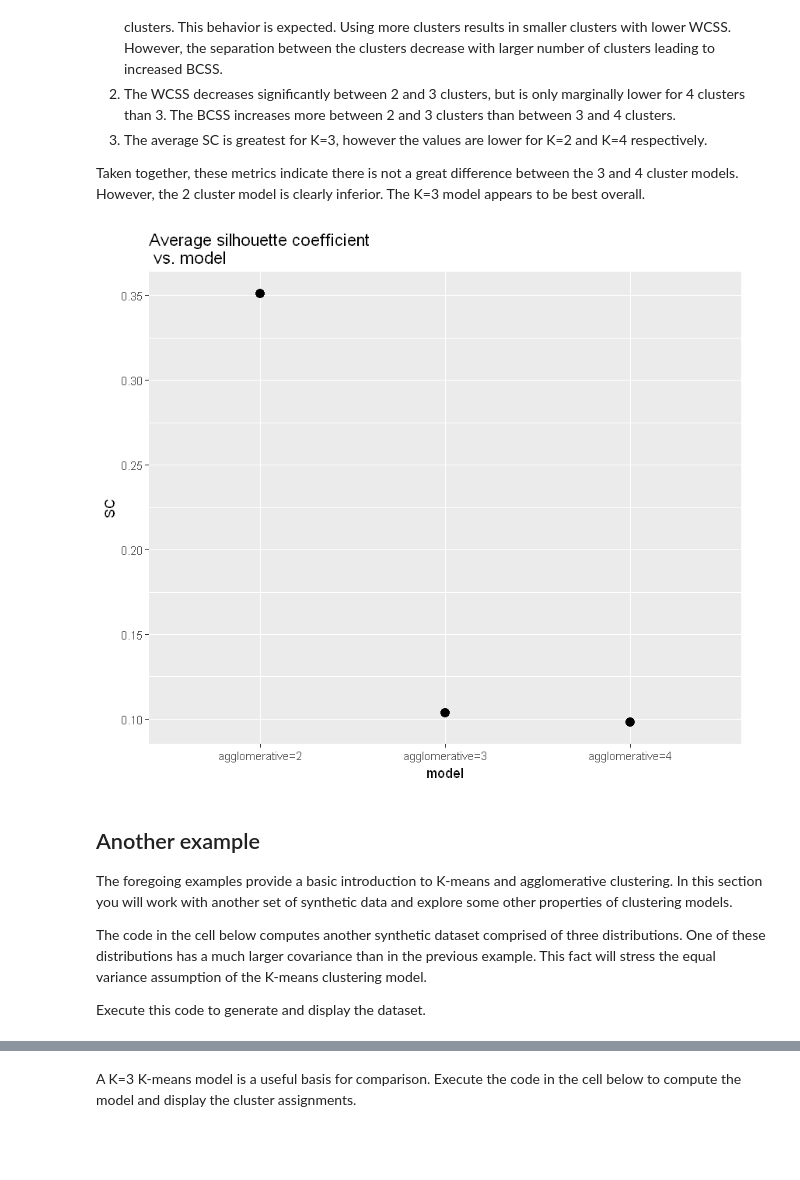
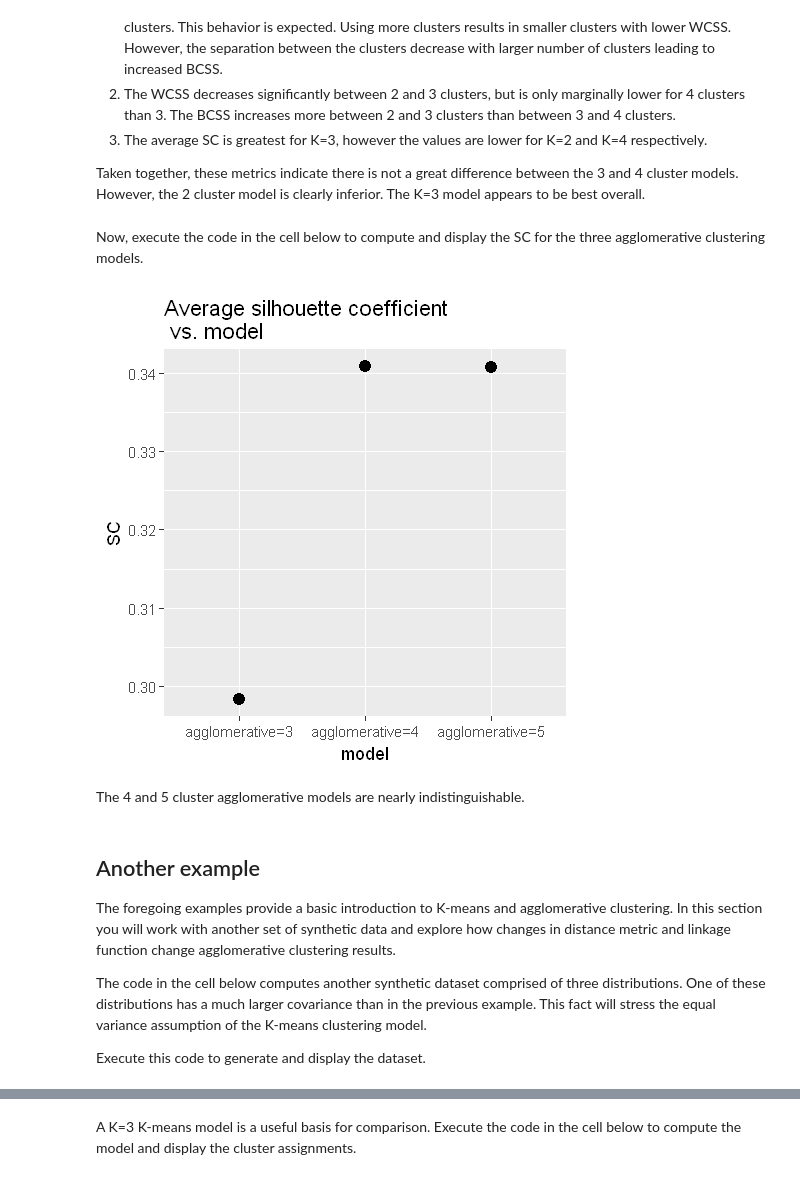
Before and after one commit to vijayraavi/Principles-of-Machine-Learning-R, a Jupyter notebook: Module7/IntroToUnsupervisedLearning.ipynb, the cells around one changed output, grey strips where cells are left out. Cells and saved outputs as stored; diff of their text form; code cells hidden in the pictures; blank space fills up the shorter version.

Commit message:
Content complete Intro NB

```diff
--- a/Module7/IntroToUnsupervisedLearning.ipynb
+++ b/Module7/IntroToUnsupervisedLearning.ipynb
@@ -219,7 +227,7 @@ plot_clusters(sample)
 # %% [markdown]
 To compare the K-means model with an agglomerative clustering model with two clusters, execute the code in the cell below. Notice that the distance matrix or linkages do not need to be recomputed.
 # %%
-agglomerative_2 = cutree(a_clusts, k = 2)
-sample[,'assignment'] = agglomerative_2
+agglomerative_4 = cutree(a_clusts, k = 4)
+sample[,'assignment'] = agglomerative_4
 plot_clusters(sample)
 # %% [output]
@@ -230,7 +238,7 @@ Compare these results. The K=2 K-means model has roughly divided the data in hal
 Next, you will explore the differences between K-means and agglomerative clustering methods with 4 clusters. Execute the code in the cell below to compute the K=4 K-means model and display the assignments.
 # %%
 set.seed(4455)
-kmeans_4 = kmeans(sample[,c('x','y')], centers = 4)
-sample[,'assignment'] = kmeans_4$cluster
+kmeans_5 = kmeans(sample[,c('x','y')], centers = 5)
+sample[,'assignment'] = kmeans_5$cluster
 plot_clusters(sample)
 # %% [output]
@@ -238,7 +246,7 @@ plot_clusters(sample)
 # %% [markdown]
 Next, execute the code in the cell below to compute and display the assignments for an agglomerative clustering model with 4 clusters.
 # %%
-agglomerative_4 = cutree(a_clusts, k = 4)
-sample[,'assignment'] = agglomerative_4
+agglomerative_5 = cutree(a_clusts, k = 5)
+sample[,'assignment'] = agglomerative_5
 plot_clusters(sample)
 # %% [output]
@@ -312,11 +320,11 @@ plot_clust_metrics = function(kmeans_2, kmeans_3, kmeans_4){
     options(repr.plot.width=7, repr.plot.height=6) # Set the plot area dimensions
 
     ## Create a data frame with the sum of the WCSS and BCSS and approximate ave SC as columns
-    kmeans_metrics = data.frame(model = c('k=2', 'k=3', 'k=4'),
-                            WCSS = c(sum(kmeans_2$withinss), sum(kmeans_3$withinss), sum(kmeans_4$withinss)),
-                            BCSS = c(sum(kmeans_2$betweenss), sum(kmeans_3$betweenss), sum(kmeans_4$betweenss)),
-                            SC = c(mean(silhouette(kmeans_2$cluster, dist_mat)[,3]),
-                                   mean(silhouette(kmeans_3$cluster, dist_mat)[,3]),
+    kmeans_metrics = data.frame(model = c('k=3', 'k=4', 'k=5'),
+                            WCSS = c(sum(kmeans_3$withinss), sum(kmeans_4$withinss), sum(kmeans_5$withinss)),
+                            BCSS = c(sum(kmeans_3$betweenss), sum(kmeans_4$betweenss), sum(kmeans_5$betweenss)),
+                            SC = c(mean(silhouette(kmeans_3$cluster, dist_mat)[,3]),
+                                   mean(silhouette(kmeans_4$cluster, dist_mat)[,3]),
                                    mean(silhouette(kmeans_4$cluster, dist_mat)[,3])))
     ## Create side by side plots of WCSS and BCSS vs. the model
     p_wcss = ggplot(kmeans_metrics, aes(model, WCSS)) + geom_point(size = 3) +
@@ -338,20 +346,26 @@ Examine these results and notice the following:
 3. The average SC is greatest for K=3, however the values are lower for K=2 and K=4 respectively.
 
 Taken together, these metrics indicate there is not a great difference between the 3 and 4 cluster models. However, the 2 cluster  model is clearly inferior. The K=3 model appears to be best overall.
+# %% [markdown]
+Now, execute the code in the cell below to compute and display the SC for the three agglomerative clustering models.
 # %%
-SC_metrics = data.frame(model = c('agglomerative=2', 'agglomerative=3', 'agglomerative=4'),
-                        SC = c(mean(silhouette(agglomerative_2, dist_mat)[,3]),
-                                mean(silhouette(agglomerative_3, dist_mat)[,3]),
-                                mean(silhouette(agglomerative_4, dist_mat)[,3])))
+options(repr.plot.width=4, repr.plot.height=4) # Set the plot area dimensions
+
+SC_metrics = data.frame(model = c('agglomerative=3', 'agglomerative=4', 'agglomerative=5'),
+                        SC = c(mean(silhouette(agglomerative_3, dist_mat)[,3]),
+                                mean(silhouette(agglomerative_4, dist_mat)[,3]),
+                                mean(silhouette(agglomerative_5, dist_mat)[,3])))
 
 ggplot(SC_metrics, aes(model, SC)) + geom_point(size = 3) +
                 ggtitle('Average silhouette coefficient \n vs. model')
 # %% [output]
-[figure, old version]
+[figure, new version]
+# %% [markdown]
+The 4 and 5 cluster agglomerative models are nearly indistinguishable.
 # %% [markdown]
 ## Another example
 
-The foregoing examples provide a basic introduction to K-means and agglomerative clustering. In this section you will work with another set of synthetic data and explore some other properties of clustering models.
+The foregoing examples provide a basic introduction to K-means and agglomerative clustering. In this section you will work with another set of synthetic data and explore how changes in distance metric and linkage function change agglomerative clustering results.
 
 The code in the cell below computes another synthetic dataset comprised of three distributions. One of these distributions has a much larger covariance than in the previous example. This fact will stress the equal variance assumption of the K-means clustering model.
 
```
Also changed, not shown: parts of 39 cells of this notebook.
